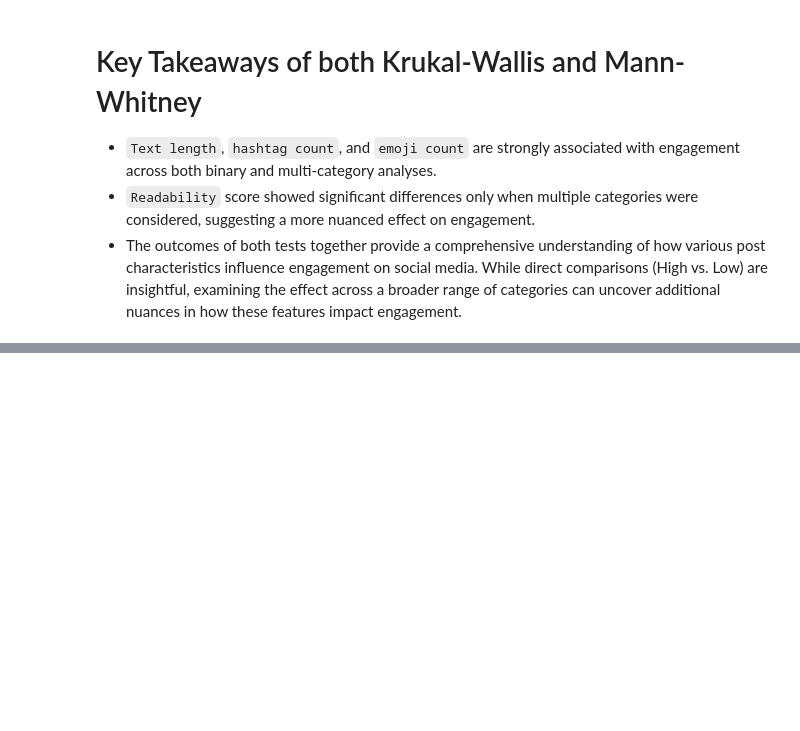
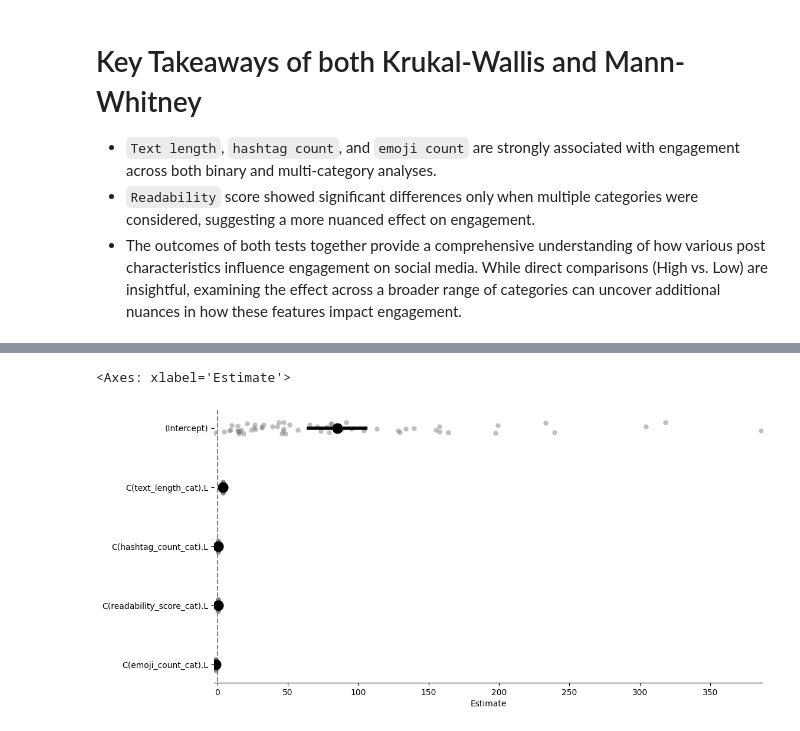
Before and after one commit to alvaarro/DigitalMarketingStrategy, a Jupyter notebook: sander_df.ipynb, the cells around one changed output, grey strips where cells are left out. Cells and saved outputs as stored; diff of their text form; code cells hidden in the pictures; blank space fills up the shorter version.

```diff
--- a/sander_df.ipynb
+++ b/sander_df.ipynb
@@ -476,0 +493,13 @@ The Mann-Whitney U tests reveal that `text_length`, `hashtag_count`, and `emoji_
+# %%
+# pymer package
+from pymer4.models import Lmer
+from pymer4.utils import get_resource_path
+
+# Load the data
+data = filtered_df2
+
+# Define the model
+model = Lmer("Unweighted_Engagement_Score ~ C(text_length_cat) + C(hashtag_count_cat) + C(readability_score_cat) + C(emoji_count_cat) + (1 | Profile)", data=data)
+
+# Fit the model
+model.fit()
@@ -476,0 +575,6 @@ The Mann-Whitney U tests reveal that `text_length`, `hashtag_count`, and `emoji_
+# %%
+# Plotting fitted vs. observed outcomes
+model.plot_summary()
+# %% [output]
+<Axes: xlabel='Estimate'>
+[figure, added]
```
Also changed, not shown: parts of 9 cells of this notebook.
